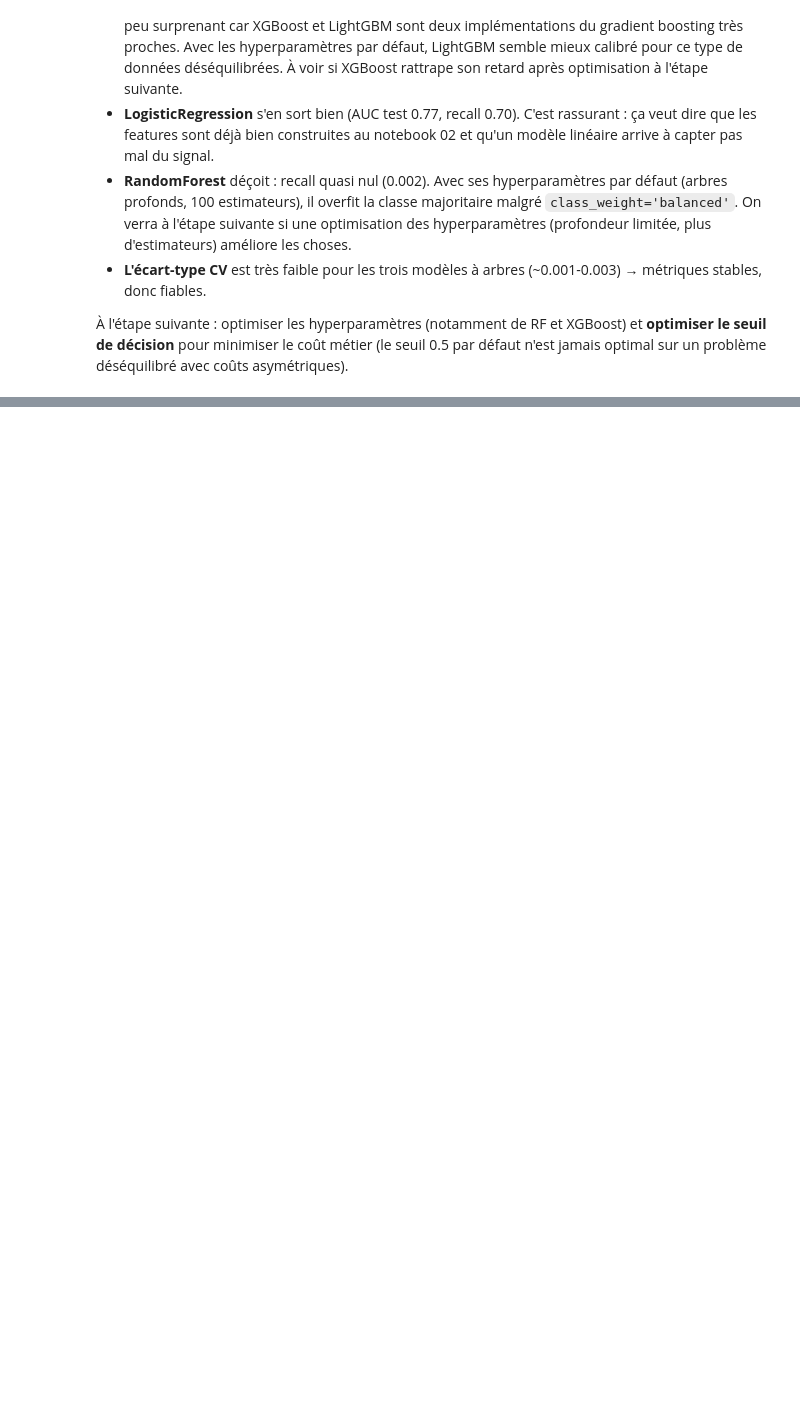
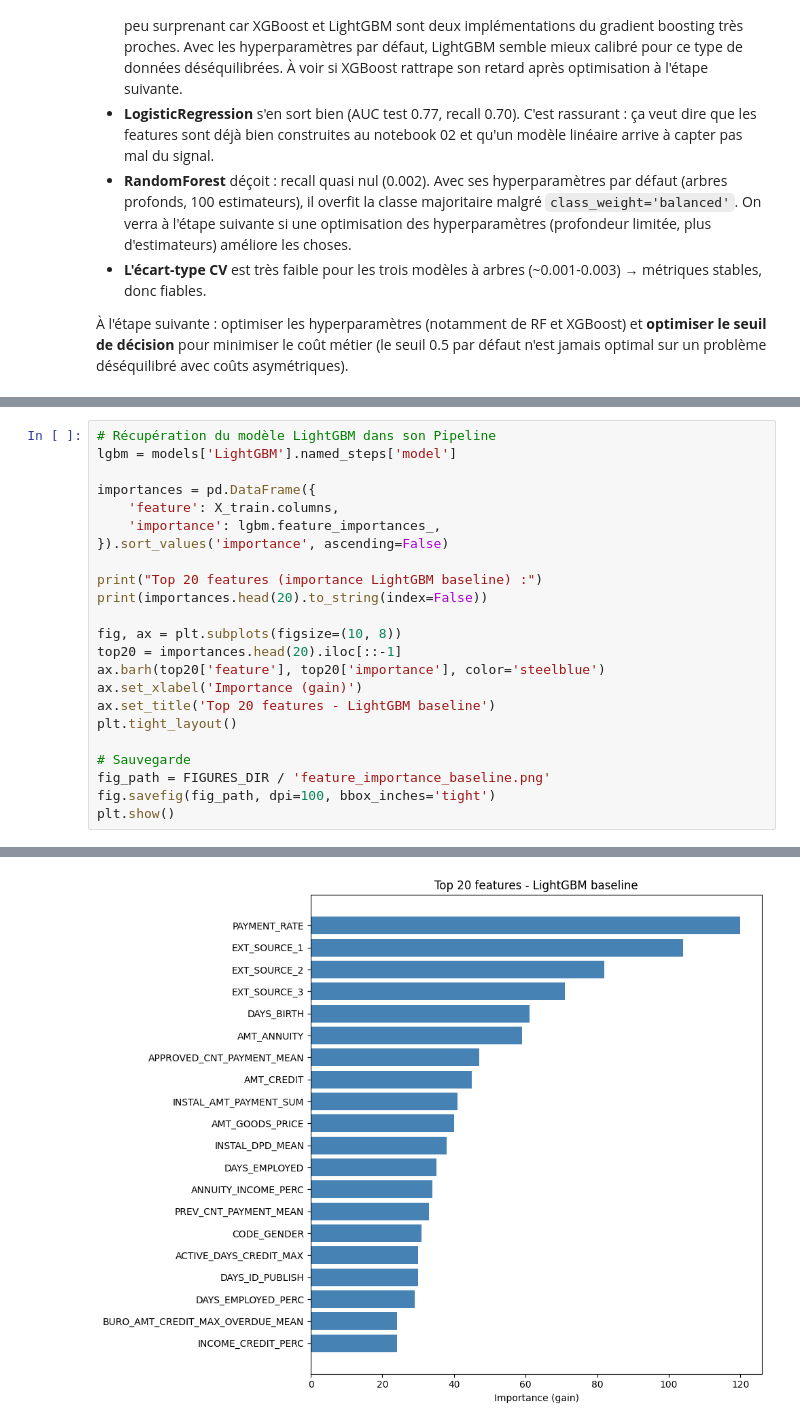
Before and after one commit to G-Hostin/credit_scoring, a Jupyter notebook: notebooks/03_modeling.ipynb, the cells around one changed output, grey strips where cells are left out. Drawn from its saved outputs; the diff is of its cells as text; blank space fills up the shorter version.

```diff
--- a/notebooks/03_modeling.ipynb
+++ b/notebooks/03_modeling.ipynb
@@ -357,0 +361,24 @@ results_df.round(4)
+# %%
+# Récupération du modèle LightGBM dans son Pipeline
+lgbm = models['LightGBM'].named_steps['model']
+
+importances = pd.DataFrame({
+    'feature': X_train.columns,
+    'importance': lgbm.feature_importances_,
+}).sort_values('importance', ascending=False)
+
+print("Top 20 features (importance LightGBM baseline) :")
+print(importances.head(20).to_string(index=False))
+
+fig, ax = plt.subplots(figsize=(10, 8))
+top20 = importances.head(20).iloc[::-1]
+ax.barh(top20['feature'], top20['importance'], color='steelblue')
+ax.set_xlabel('Importance (gain)')
+ax.set_title('Top 20 features - LightGBM baseline')
+plt.tight_layout()
+
+# Sauvegarde
+fig_path = FIGURES_DIR / 'feature_importance_baseline.png'
+fig.savefig(fig_path, dpi=100, bbox_inches='tight')
+plt.show()
+# %% [output]
@@ -358 +402,2 @@ results_df.round(4)
+[figure, added]
 # %% [markdown]
```
Also changed, not shown: parts of 10 cells of this notebook, 1 other file.
